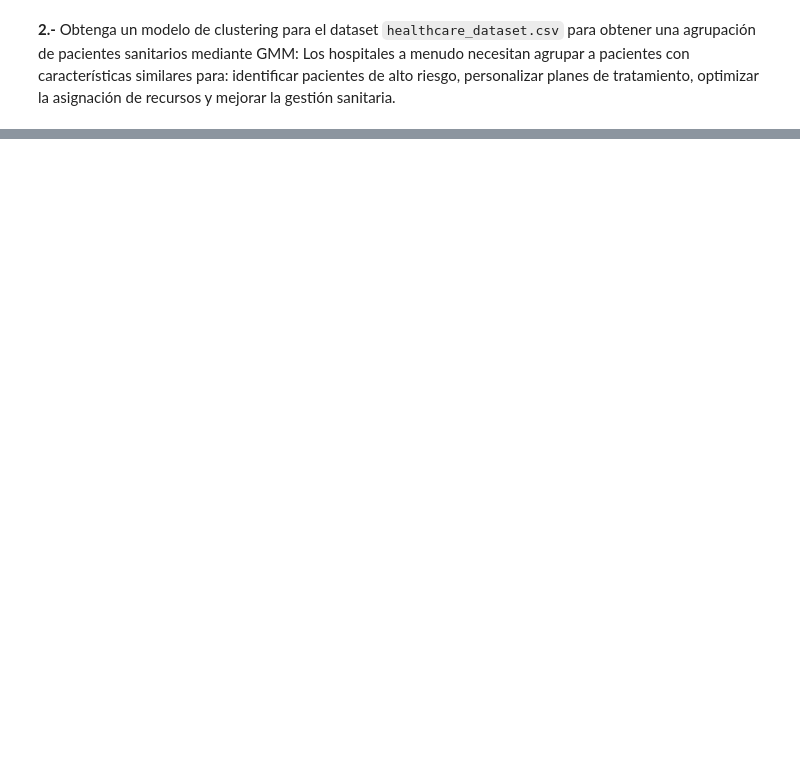
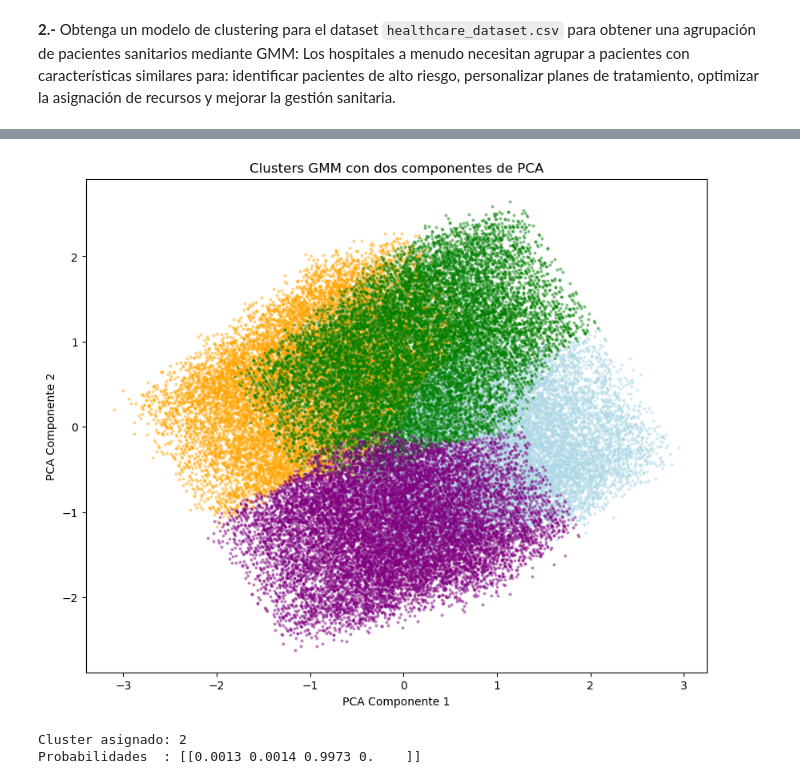
Before and after one commit to jmalegria75/Aprendizaje_Automatico_Avanzado_2026, a Jupyter notebook: Introducción/Actividad_2_Clustering_GMM.ipynb, the cells around one changed output, grey strips where cells are left out. Saved outputs shown, nothing was run; the diff lists cells and outputs as text; code cells hidden in the pictures; blank space fills up the shorter version.

```diff
--- a/Introducción/Actividad_2_Clustering_GMM.ipynb
+++ b/Introducción/Actividad_2_Clustering_GMM.ipynb
@@ -320,0 +439,11 @@ array([[1.06529466e-13, 9.99999999e-01, 6.02173623e-10]])
+# %%
+# asignación dura (cluster más probable)
+predicciones = gmm_healthcare.predict(X)
+
+# asignación suave (probabilidades de pertenencia)
+responsabilidades = gmm_healthcare.predict_proba(X)
+
+df['cluster'] = predicciones
+
+print(f"Modelo entrenado con K = 4 componentes")
+print(df.groupby('cluster')[num_cols].mean().round(1))
@@ -320,0 +458,17 @@ array([[1.06529466e-13, 9.99999999e-01, 6.02173623e-10]])
+# %%
+# Aplicamos PCA para poder ver los datos en 2 dimensiones (n_components)
+from sklearn.decomposition import PCA
+
+pca_healthcare = PCA(n_components = 2)
+X_pca_healthcare = pca_healthcare.fit_transform(X)
+df_pca_healthcare = pd.DataFrame(X_pca_healthcare, columns = ['componente_1', 'componente_2'])
+
+# Se agrega la columna de cluster al dataframe de PCA
+df_pca_healthcare['gmm_cluster'] = predicciones
+df_pca_healthcare.head()
+
+# Cuánta información conserva la proyección 2D (antes era 34%, ahora 67%)
+print('Varianza explicada por componente:', pca_healthcare.explained_variance_ratio_.round(3))
+print('Total en 2 componentes:', round(pca_healthcare.explained_variance_ratio_.sum(), 3))
+
+df_pca_healthcare
@@ -321,2 +491,42 @@ array([[1.06529466e-13, 9.99999999e-01, 6.02173623e-10]])
+# %%
+# Ploteamos los clusters
+COLORES = ['lightblue', 'orange', 'green', 'purple']
+GRIS_TXT = 'gray'
+
+plt.figure(figsize=(10, 8))
+#plt.scatter(df_pca_healthcare.values[:, 0], df_pca_healthcare.values[:, 1], c= df_pca_healthcare.values[:,2], cmap='viridis', s=18)
+
+for k in range(4):
+    s = df_pca_healthcare[df_pca_healthcare.gmm_cluster == k]
+    plt.scatter(s.componente_1, s.componente_2, s=8, alpha=0.5,
+                color = COLORES[k], linewidths=0, label=f'Cluster {k}')
+
+plt.xlabel('PCA Componente 1')
+plt.ylabel('PCA Componente 2')
+plt.title('Clusters GMM con dos componentes de PCA')
+plt.show()
+# %% [output]
+[figure, added]
 # %%
 # Cree un nuevo paciente con algunos valores en base a las columnas elegidas
+
+# 1: definimos al paciente con sus valores sin escalar
+nuevo_paciente = pd.DataFrame([{
+    'Age': 72,
+    'Billing Amount': 45000.0,
+    'Length of Stay': 25
+}])
+nuevo_paciente
+
+# Misma transformación que en el entrenamiento: transform, NO fit_transform
+nuevo_paciente_scale = pd.DataFrame(scale.transform(nuevo_paciente[num_cols]),
+                                    columns=num_cols)
+
+predict_cluster = gmm_healthcare.predict(nuevo_paciente_scale)
+predict_proba_cluster = gmm_healthcare.predict_proba(nuevo_paciente_scale)
+
+print('Cluster asignado:', predict_cluster[0])
+print('Probabilidades  :', predict_proba_cluster.round(4))
+# %% [output]
+Cluster asignado: 2
+Probabilidades  : [[0.0013 0.0014 0.9973 0.    ]]
```
Also changed, not shown: parts of 16 cells of this notebook, 2 other files.
